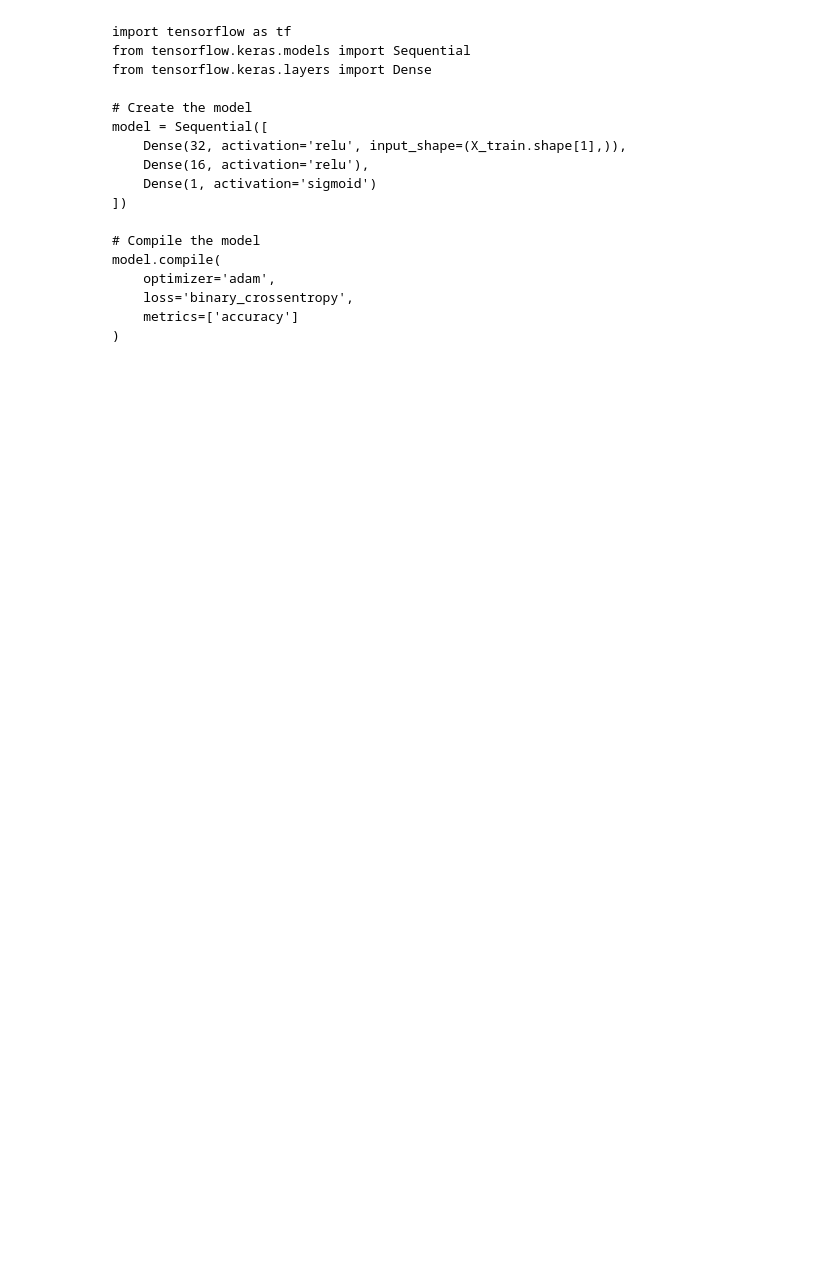
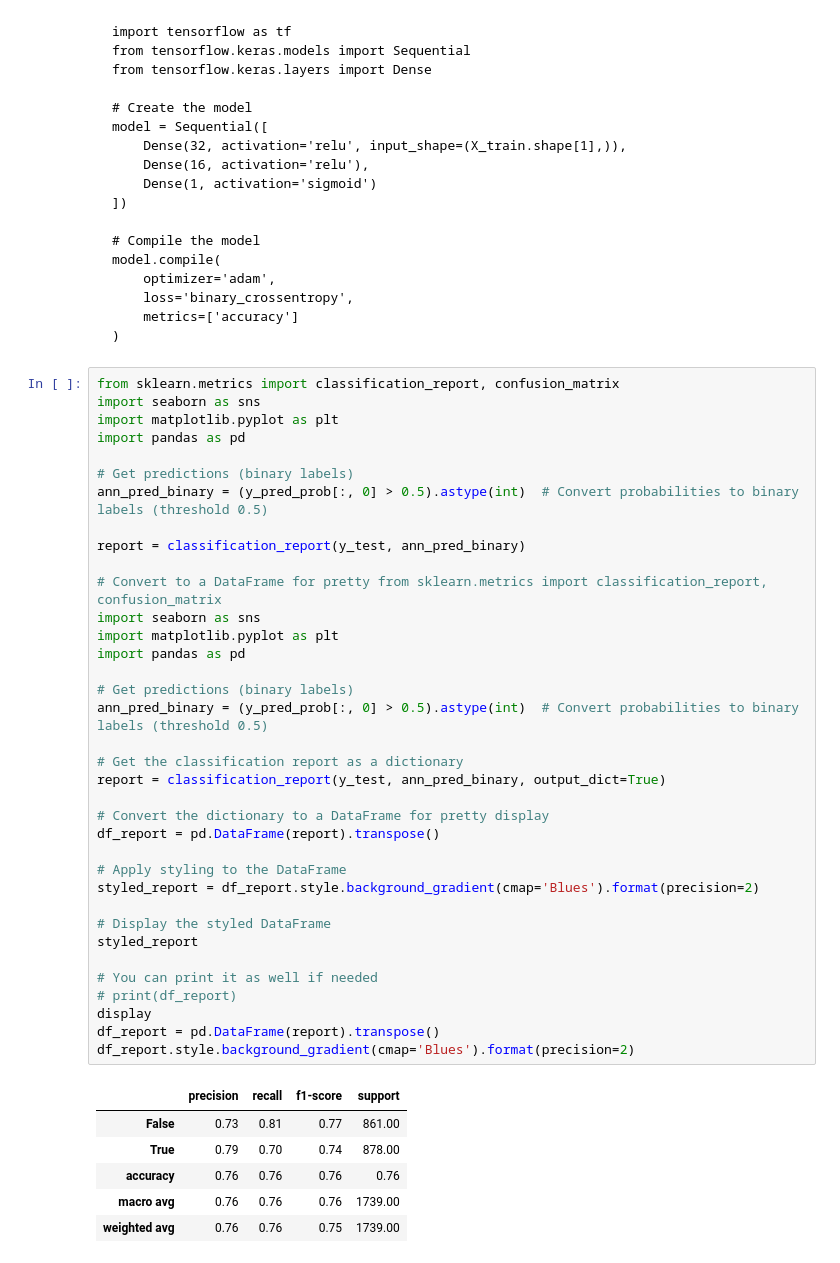
Before and after one commit to SDelRiObando/CS-4662-Spaceship-Titanic-Machine-Learning, a Jupyter notebook: Josh_ANN_Ship.ipynb, the cells around one changed output. Drawn from its saved outputs; the diff is of its cells as text; blank space fills up the shorter version.

````diff
--- a/Josh_ANN_Ship.ipynb
+++ b/Josh_ANN_Ship.ipynb
@@ -311,3 +304,46 @@ model.compile(
     metrics=['accuracy']
 )
 ```
+# %%
+from sklearn.metrics import classification_report, confusion_matrix
+import seaborn as sns
+import matplotlib.pyplot as plt
+import pandas as pd
+
+# Get predictions (binary labels)
+ann_pred_binary = (y_pred_prob[:, 0] > 0.5).astype(int)  # Convert probabilities to binary labels (threshold 0.5)
+
+report = classification_report(y_test, ann_pred_binary)
+
+# Convert to a DataFrame for pretty from sklearn.metrics import classification_report, confusion_matrix
+import seaborn as sns
+import matplotlib.pyplot as plt
+import pandas as pd
+
+# Get predictions (binary labels)
+ann_pred_binary = (y_pred_prob[:, 0] > 0.5).astype(int)  # Convert probabilities to binary labels (threshold 0.5)
+
+# Get the classification report as a dictionary
+report = classification_report(y_test, ann_pred_binary, output_dict=True)
+
+# Convert the dictionary to a DataFrame for pretty display
+df_report = pd.DataFrame(report).transpose()
+
+# Apply styling to the DataFrame
+styled_report = df_report.style.background_gradient(cmap='Blues').format(precision=2)
+
+# Display the styled DataFrame
+styled_report
+
+# You can print it as well if needed
+# print(df_report)
+display
+df_report = pd.DataFrame(report).transpose()
+df_report.style.background_gradient(cmap='Blues').format(precision=2)
+# %% [output]
+|  | precision | recall | f1-score | support |
+| False | 0.73 | 0.81 | 0.77 | 861.00 |
+| True | 0.79 | 0.70 | 0.74 | 878.00 |
+| accuracy | 0.76 | 0.76 | 0.76 | 0.76 |
+| macro avg | 0.76 | 0.76 | 0.76 | 1739.00 |
+| weighted avg | 0.76 | 0.76 | 0.75 | 1739.00 |
````
Also changed, not shown: parts of 7 cells of this notebook, 1 other file.
